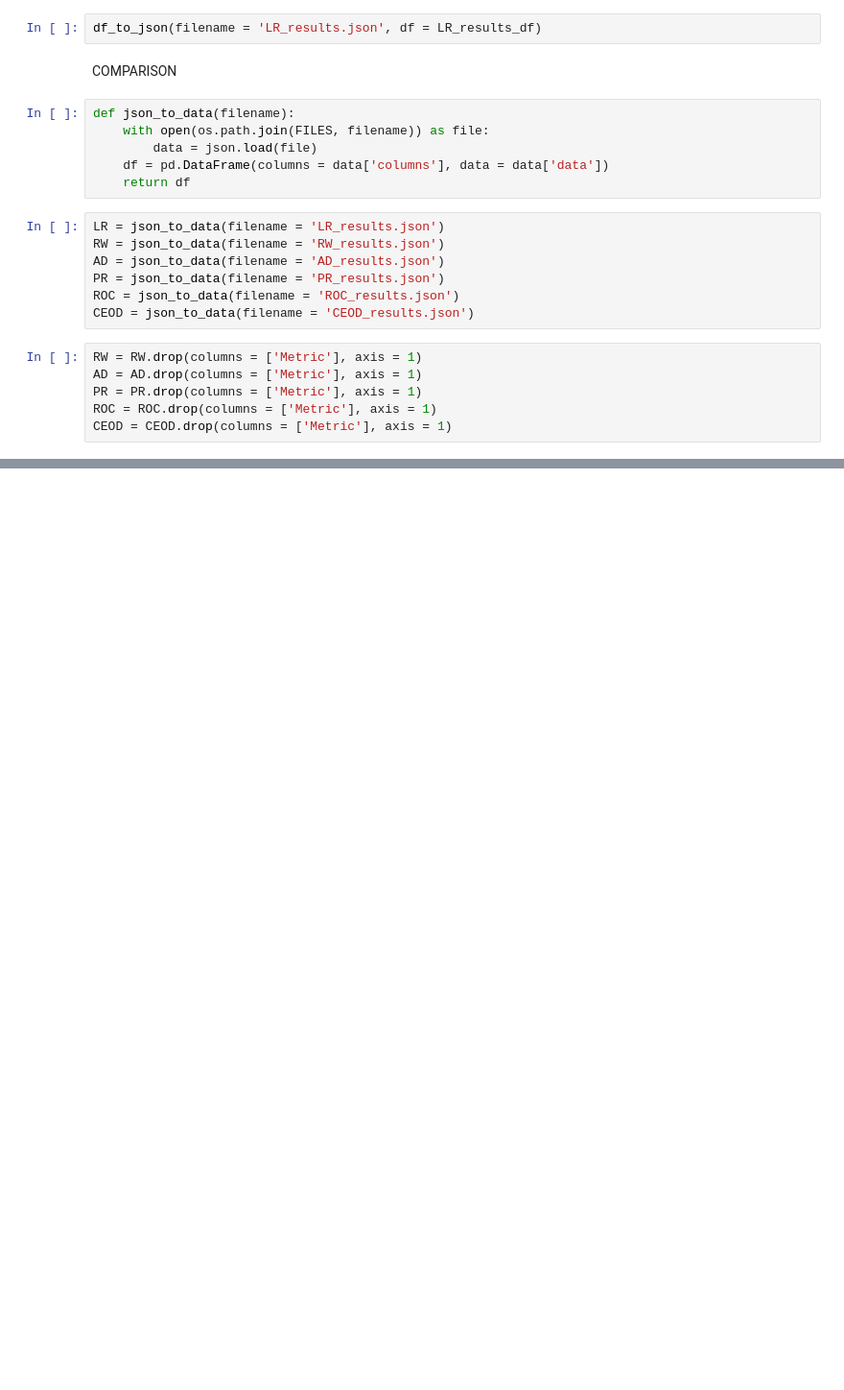
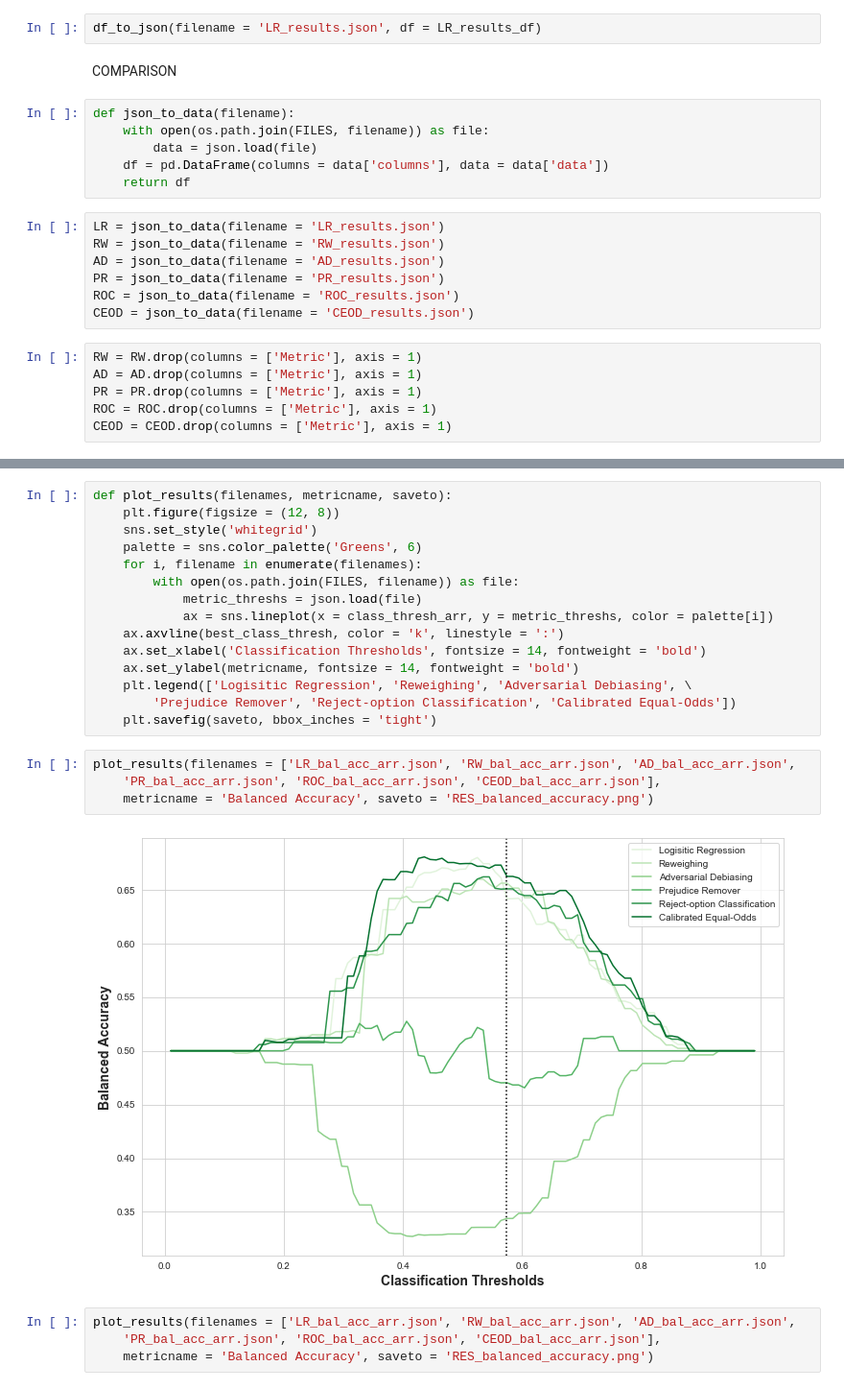
Before and after one commit to megantennies/FYP, a Jupyter notebook: FYP_CODE_LR.ipynb, the cells around one changed output, grey strips where cells are left out. Shown at 96% size. Drawn from its saved outputs; the diff is of its cells as text; blank space fills up the shorter version.

Commit message:
adding graphs

```diff
--- a/FYP_CODE_LR.ipynb
+++ b/FYP_CODE_LR.ipynb
@@ -309 +312,26 @@ results
+# %%
+def plot_results(filenames, metricname, saveto):
+    plt.figure(figsize = (12, 8))
+    sns.set_style('whitegrid')
+    palette = sns.color_palette('Greens', 6)
+    for i, filename in enumerate(filenames):
+        with open(os.path.join(FILES, filename)) as file:
+            metric_threshs = json.load(file)
+            ax = sns.lineplot(x = class_thresh_arr, y = metric_threshs, color = palette[i])
+    ax.axvline(best_class_thresh, color = 'k', linestyle = ':')
+    ax.set_xlabel('Classification Thresholds', fontsize = 14, fontweight = 'bold')
+    ax.set_ylabel(metricname, fontsize = 14, fontweight = 'bold')
+    plt.legend(['Logisitic Regression', 'Reweighing', 'Adversarial Debiasing', \
+        'Prejudice Remover', 'Reject-option Classification', 'Calibrated Equal-Odds'])
+    plt.savefig(saveto, bbox_inches = 'tight')
+# %%
+plot_results(filenames = ['LR_bal_acc_arr.json', 'RW_bal_acc_arr.json', 'AD_bal_acc_arr.json',
+    'PR_bal_acc_arr.json', 'ROC_bal_acc_arr.json', 'CEOD_bal_acc_arr.json'],
+    metricname = 'Balanced Accuracy', saveto = 'RES_balanced_accuracy.png')
+# %% [output]
+[figure, added]
+# %%
+plot_results(filenames = ['LR_bal_acc_arr.json', 'RW_bal_acc_arr.json', 'AD_bal_acc_arr.json',
+    'PR_bal_acc_arr.json', 'ROC_bal_acc_arr.json', 'CEOD_bal_acc_arr.json'],
+    metricname = 'Balanced Accuracy', saveto = 'RES_balanced_accuracy.png')
 # %%
```
Also changed, not shown: parts of 8 cells of this notebook, 43 other files.
